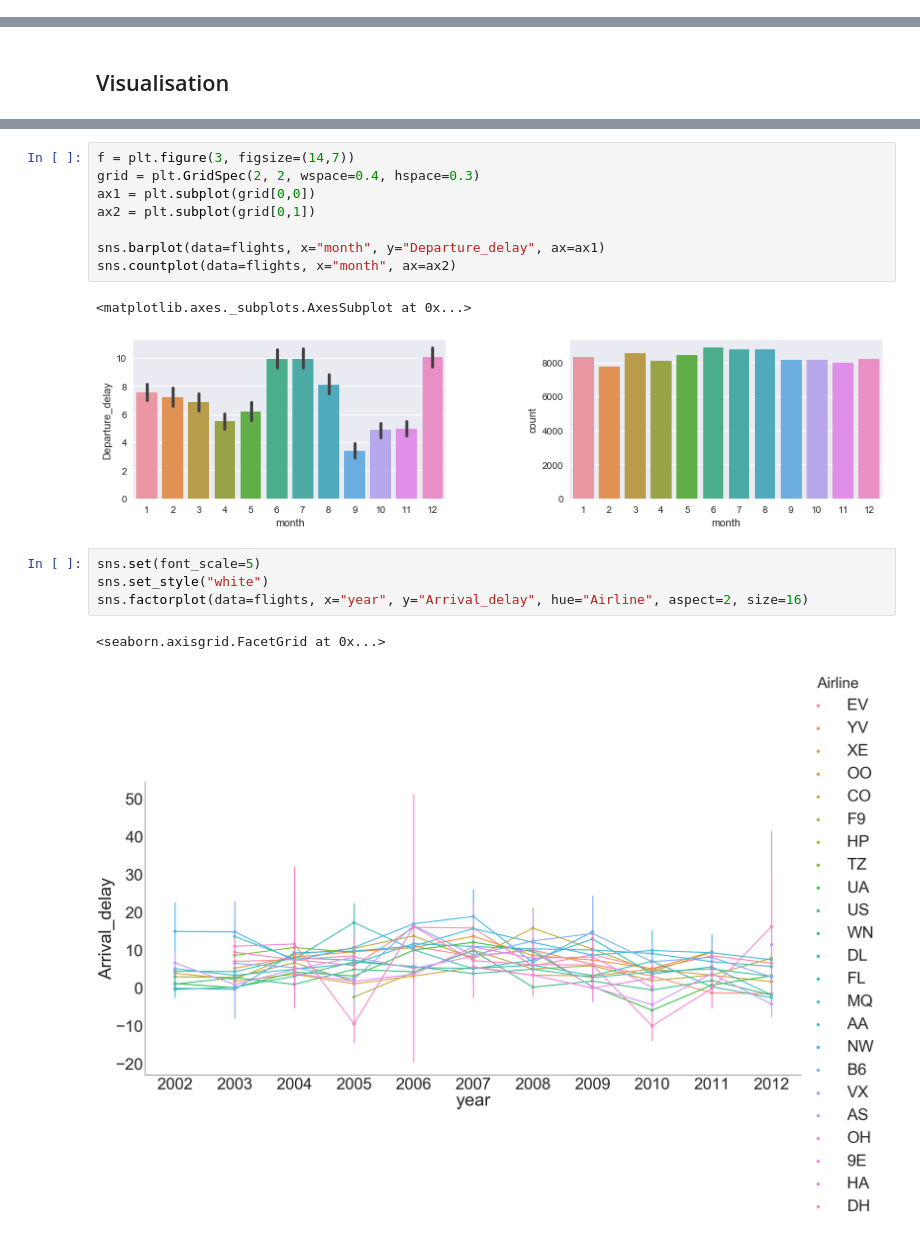
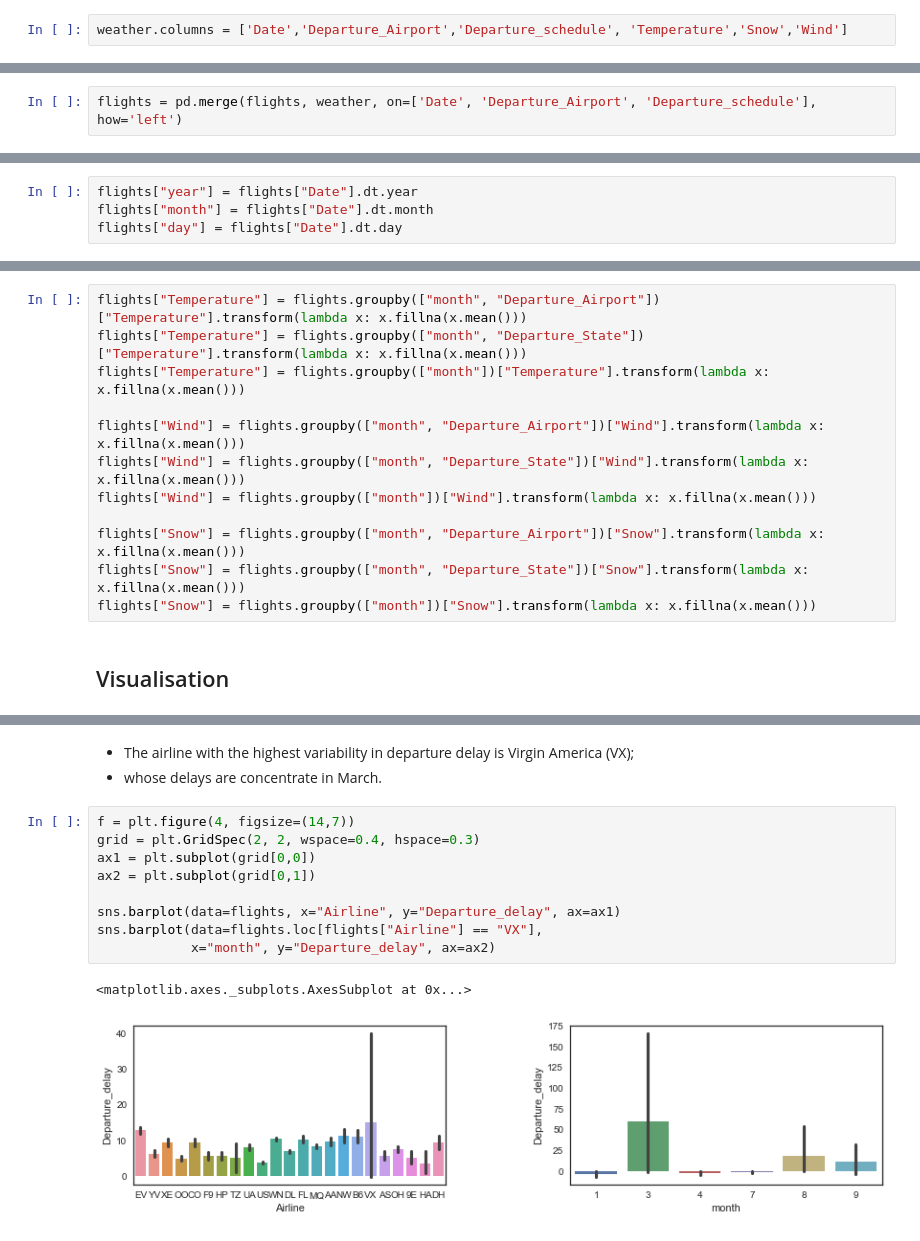
Before and after one commit to alemelis/airplanes, a Jupyter notebook: src/airplanes.ipynb, the cells around one changed output, grey strips where cells are left out. Saved outputs shown, nothing was run; the diff lists cells and outputs as text.

```diff
--- a/src/airplanes.ipynb
+++ b/src/airplanes.ipynb
@@ -119,0 +78,2 @@ flights["day"] = days
+# %%
+weather.columns = ['Date','Departure_Airport','Departure_schedule', 'Temperature','Snow','Wind']
@@ -119,0 +84,2 @@ flights["day"] = days
+# %%
+flights = pd.merge(flights, weather, on=['Date', 'Departure_Airport', 'Departure_schedule'], how='left')
@@ -119,0 +90,4 @@ flights["day"] = days
+# %%
+flights["year"] = flights["Date"].dt.year
+flights["month"] = flights["Date"].dt.month
+flights["day"] = flights["Date"].dt.day
@@ -120,3 +96,15 @@ flights["day"] = days
+# %%
+flights["Temperature"] = flights.groupby(["month", "Departure_Airport"])["Temperature"].transform(lambda x: x.fillna(x.mean()))
+flights["Temperature"] = flights.groupby(["month", "Departure_State"])["Temperature"].transform(lambda x: x.fillna(x.mean()))
+flights["Temperature"] = flights.groupby(["month"])["Temperature"].transform(lambda x: x.fillna(x.mean()))
+
+flights["Wind"] = flights.groupby(["month", "Departure_Airport"])["Wind"].transform(lambda x: x.fillna(x.mean()))
+flights["Wind"] = flights.groupby(["month", "Departure_State"])["Wind"].transform(lambda x: x.fillna(x.mean()))
+flights["Wind"] = flights.groupby(["month"])["Wind"].transform(lambda x: x.fillna(x.mean()))
+
+flights["Snow"] = flights.groupby(["month", "Departure_Airport"])["Snow"].transform(lambda x: x.fillna(x.mean()))
+flights["Snow"] = flights.groupby(["month", "Departure_State"])["Snow"].transform(lambda x: x.fillna(x.mean()))
+flights["Snow"] = flights.groupby(["month"])["Snow"].transform(lambda x: x.fillna(x.mean()))
 # %% [markdown]
 ## Visualisation
 # %% [markdown]
@@ -205,18 +191,15 @@ sns.countplot(x="Arrival_state", data=flights, ax=ax3)
+# %% [markdown]
+- The airline with the highest variability in departure delay is Virgin America (VX);
+- whose delays are concentrate in March.
 # %%
-f = plt.figure(3, figsize=(14,7))
+f = plt.figure(4, figsize=(14,7))
 grid = plt.GridSpec(2, 2, wspace=0.4, hspace=0.3)
 ax1 = plt.subplot(grid[0,0])
 ax2 = plt.subplot(grid[0,1])
 
-sns.barplot(data=flights, x="month", y="Departure_delay", ax=ax1)
-sns.countplot(data=flights, x="month", ax=ax2)
+sns.barplot(data=flights, x="Airline", y="Departure_delay", ax=ax1)
+sns.barplot(data=flights.loc[flights["Airline"] == "VX"],
+            x="month", y="Departure_delay", ax=ax2)
 # %% [output]
 <matplotlib.axes._subplots.AxesSubplot at 0x...>
-[figure, old version]
+[figure, new version]
-# %%
-sns.set(font_scale=5)
-sns.set_style("white")
-sns.factorplot(data=flights, x="year", y="Arrival_delay", hue="Airline", aspect=2, size=16)
-# %% [output]
-<seaborn.axisgrid.FacetGrid at 0x...>
-[figure, removed]
```
Also changed, not shown: parts of 31 cells of this notebook.
